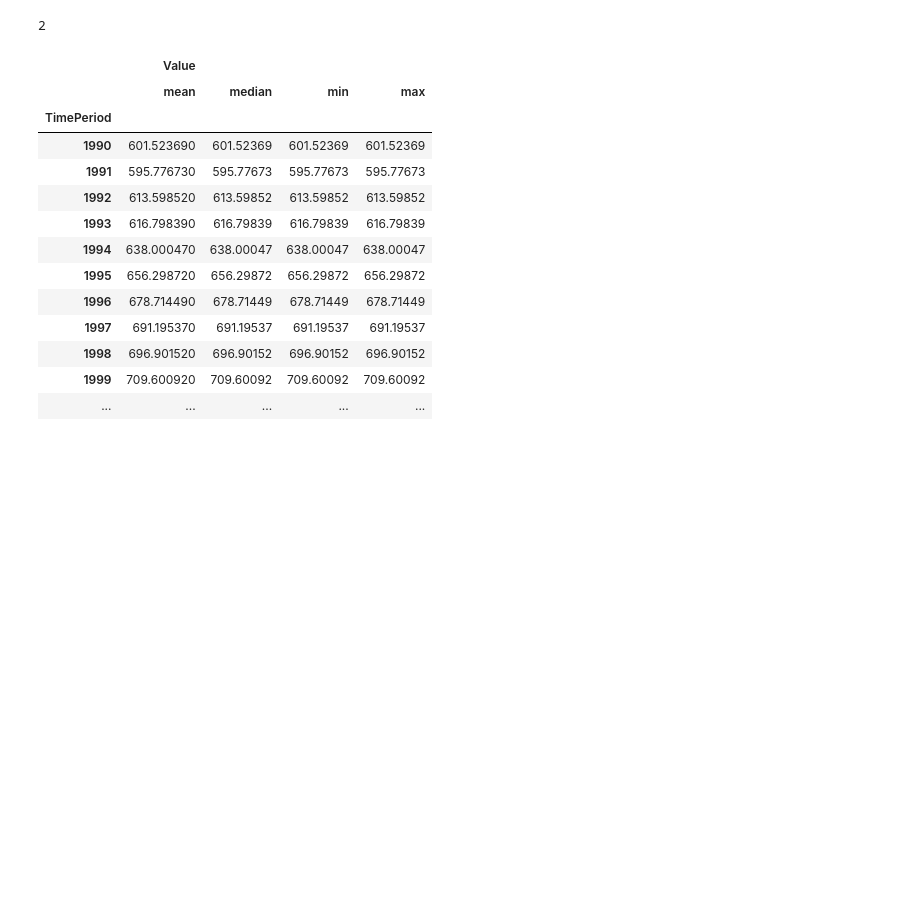
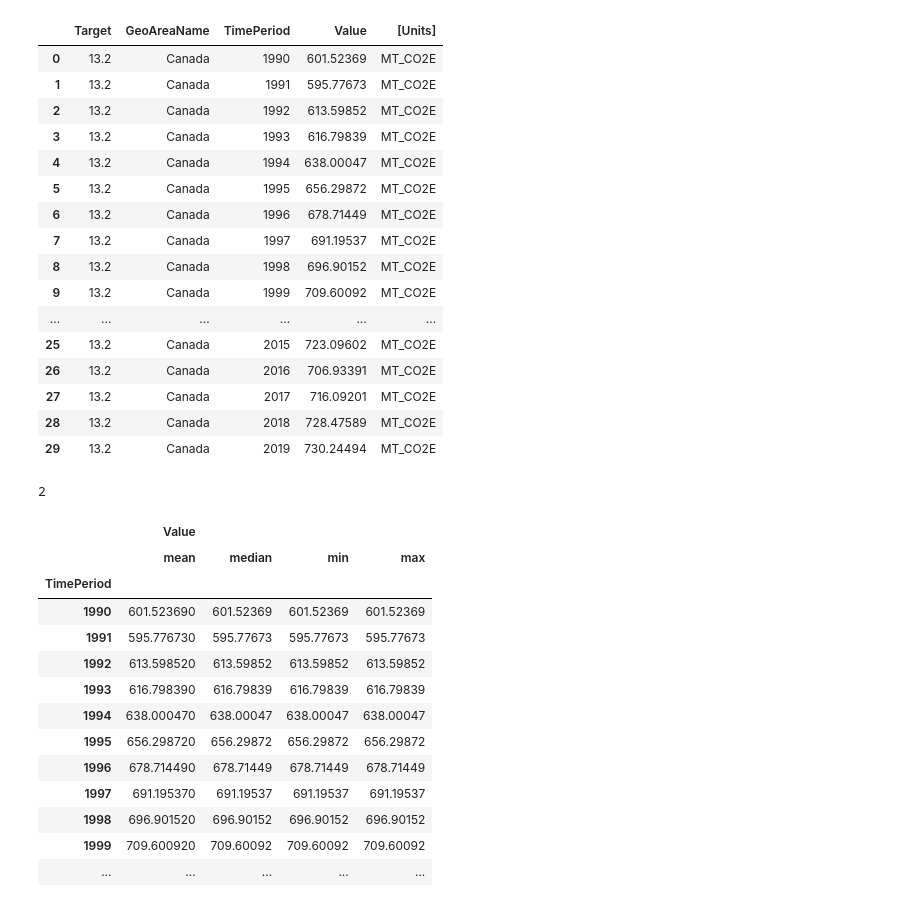
Before and after one commit to fabiomarcullo/Project_1_Climate_Action_Goals, a Jupyter notebook: Project_Sustainability_Data.ipynb, the cells around one changed output. Cells and saved outputs as stored; diff of their text form; code cells hidden in the pictures; blank space fills up the shorter version.

```diff
--- a/Project_Sustainability_Data.ipynb
+++ b/Project_Sustainability_Data.ipynb
@@ -20,3 +27,23 @@ un_goals_clean.head()
+# %%
+un_goals_clean.loc[un_goals_clean['Target'] == '13.2']
+# %% [output]
+|  | Target | GeoAreaName | TimePeriod | Value | [Units] |
+| 0 | 13.2 | Canada | 1990 | 601.52369 | MT_CO2E |
+| 1 | 13.2 | Canada | 1991 | 595.77673 | MT_CO2E |
+| 2 | 13.2 | Canada | 1992 | 613.59852 | MT_CO2E |
+| 3 | 13.2 | Canada | 1993 | 616.79839 | MT_CO2E |
+| 4 | 13.2 | Canada | 1994 | 638.00047 | MT_CO2E |
+| 5 | 13.2 | Canada | 1995 | 656.29872 | MT_CO2E |
+| 6 | 13.2 | Canada | 1996 | 678.71449 | MT_CO2E |
+| 7 | 13.2 | Canada | 1997 | 691.19537 | MT_CO2E |
+| 8 | 13.2 | Canada | 1998 | 696.90152 | MT_CO2E |
+| 9 | 13.2 | Canada | 1999 | 709.60092 | MT_CO2E |
+| ... | ... | ... | ... | ... | ... |
+| 25 | 13.2 | Canada | 2015 | 723.09602 | MT_CO2E |
+| 26 | 13.2 | Canada | 2016 | 706.93391 | MT_CO2E |
+| 27 | 13.2 | Canada | 2017 | 716.09201 | MT_CO2E |
+| 28 | 13.2 | Canada | 2018 | 728.47589 | MT_CO2E |
+| 29 | 13.2 | Canada | 2019 | 730.24494 | MT_CO2E |
 # %%
 un_goals_count = len(un_goals_clean['Target'].value_counts())
 un_goals_count
```
Also changed, not shown: parts of 2 cells of this notebook.
